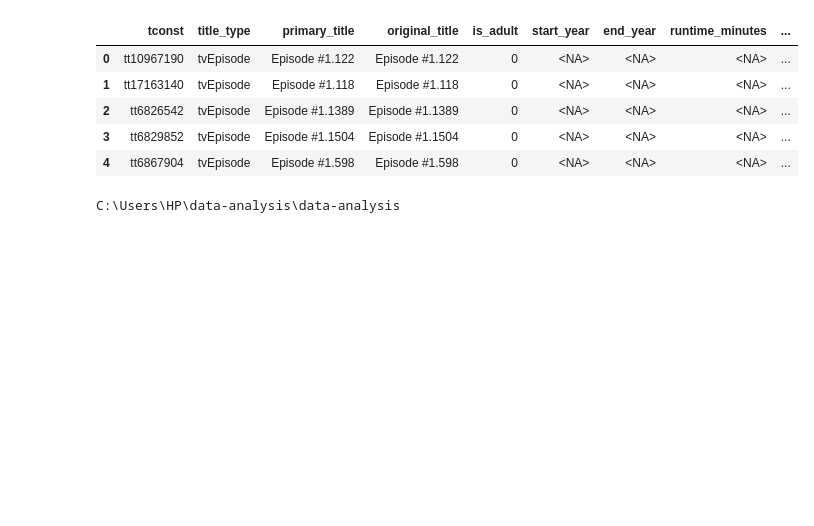
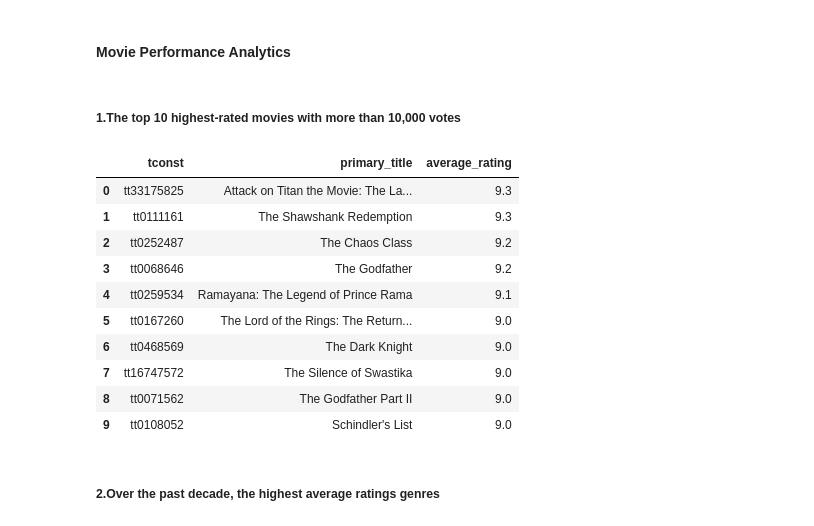
Before and after one commit to JiahuaXue/data-analysis, a Jupyter notebook: IMDB Analylsis.ipynb, the cells around one changed output. Cells and saved outputs as stored; diff of their text form; code cells hidden in the pictures; blank space fills up the shorter version.

```diff
--- a/IMDB Analylsis.ipynb
+++ b/IMDB Analylsis.ipynb
@@ -20,2 +25,6 @@ client = bigquery.Client.from_service_account_json(service_account_path)
+# %% [markdown]
+#### Movie Performance Analytics
+# %% [markdown]
+##### 1.The top 10 highest-rated movies with more than 10,000 votes
 # %%
 %%bigquery df
@@ -25,13 +38,14 @@ LIMIT 100
 # %%
-df.head()
+df
 # %% [output]
-|  | tconst | title_type | primary_title | original_title | is_adult | start_year | end_year | runtime_minutes | ... |
-| 0 | tt10967190 | tvEpisode | Episode #1.122 | Episode #1.122 | 0 | <NA> | <NA> | <NA> | ... |
-| 1 | tt17163140 | tvEpisode | Episode #1.118 | Episode #1.118 | 0 | <NA> | <NA> | <NA> | ... |
-| 2 | tt6826542 | tvEpisode | Episode #1.1389 | Episode #1.1389 | 0 | <NA> | <NA> | <NA> | ... |
-| 3 | tt6829852 | tvEpisode | Episode #1.1504 | Episode #1.1504 | 0 | <NA> | <NA> | <NA> | ... |
-| 4 | tt6867904 | tvEpisode | Episode #1.598 | Episode #1.598 | 0 | <NA> | <NA> | <NA> | ... |
+|  | tconst | primary_title | average_rating |
+| 0 | tt33175825 | Attack on Titan the Movie: The La... | 9.3 |
+| 1 | tt0111161 | The Shawshank Redemption | 9.3 |
+| 2 | tt0252487 | The Chaos Class | 9.2 |
+| 3 | tt0068646 | The Godfather | 9.2 |
+| 4 | tt0259534 | Ramayana: The Legend of Prince Rama | 9.1 |
+| 5 | tt0167260 | The Lord of the Rings: The Return... | 9.0 |
+| 6 | tt0468569 | The Dark Knight | 9.0 |
+| 7 | tt16747572 | The Silence of Swastika | 9.0 |
+| 8 | tt0071562 | The Godfather Part II | 9.0 |
+| 9 | tt0108052 | Schindler's List | 9.0 |
-# %%
-print(os.getcwd())
-# %% [output]
-C:\Users\HP\data-analysis\data-analysis
@@ -37,0 +56,2 @@ C:\Users\HP\data-analysis\data-analysis
+# %% [markdown]
+##### 2.Over the past decade, the highest average ratings genres
```
Also changed, not shown: parts of 84 cells of this notebook.
